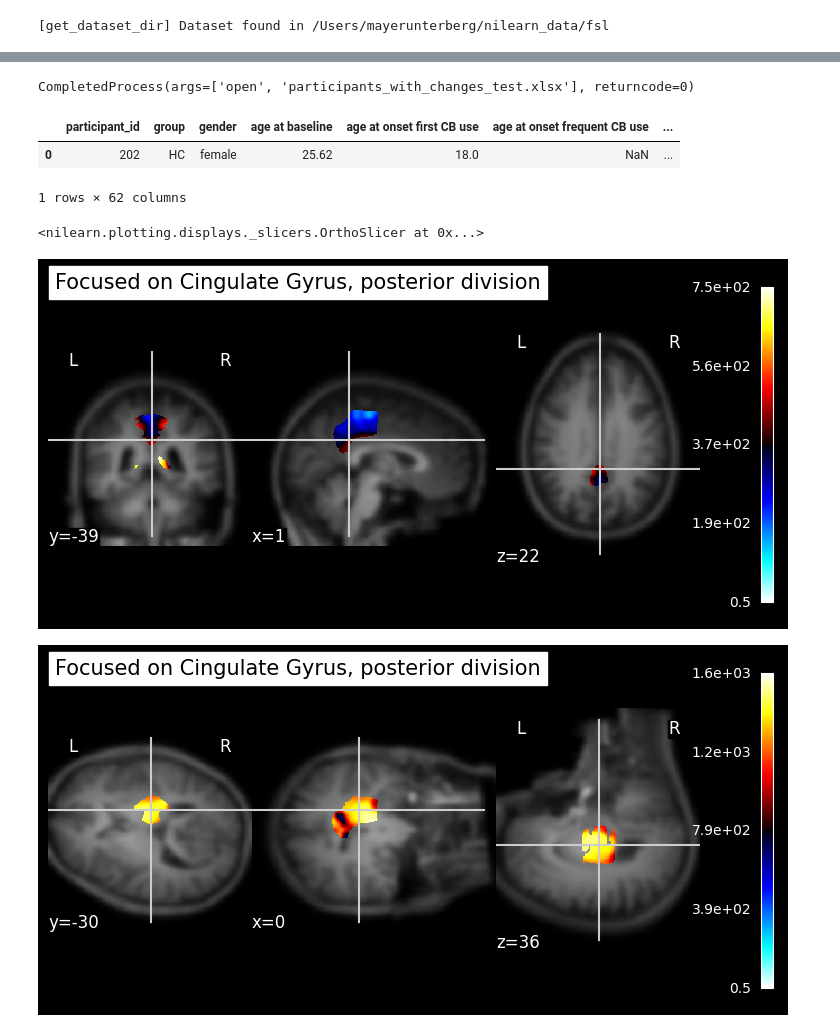
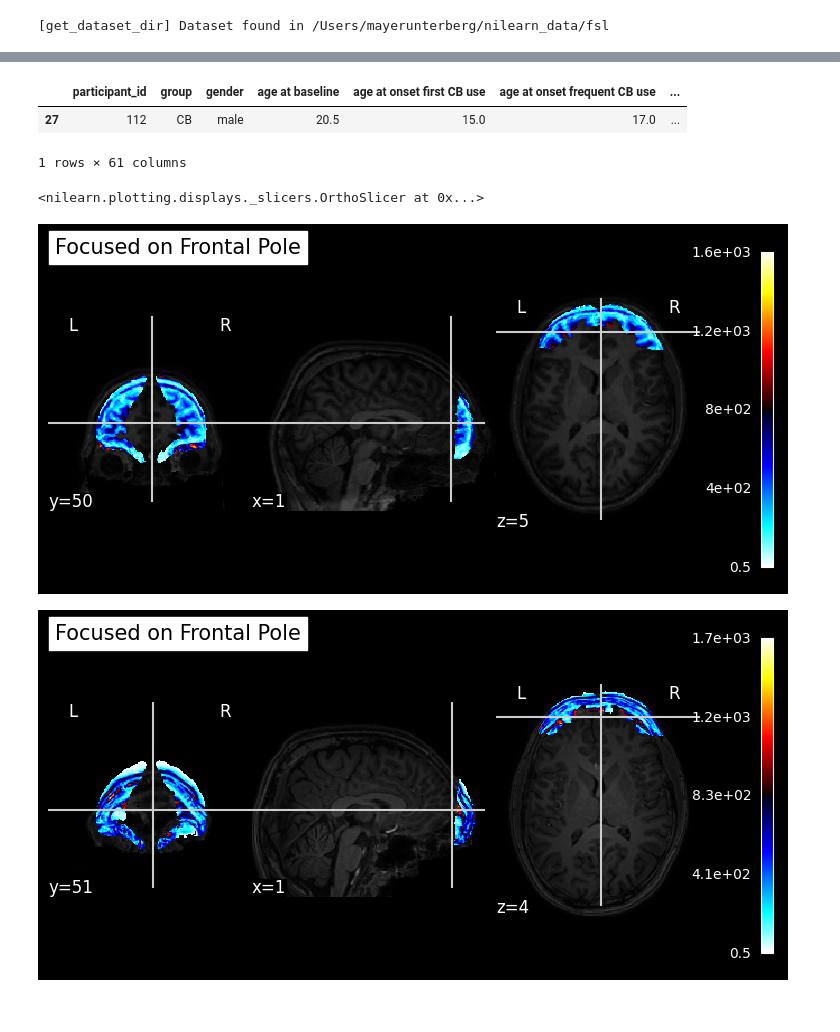
Before and after one commit to maymay-wa/BrainResearch, a Jupyter notebook: Verify.ipynb, the cells around one changed output, grey strips where cells are left out. Drawn from its saved outputs; the diff is of its cells as text; code cells hidden in the pictures.

```diff
--- a/Verify.ipynb
+++ b/Verify.ipynb
@@ -155,16 +112,11 @@ for label in LABEL_NAMES:
 # %%
-for index, row in participants_df.iterrows():
-    baseLinePath = participants_df.loc[index,'Baseline File Path']
-    followUpPath = participants_df.loc[index,'Followup File Path']
-    baseLine = loadImage(baseLinePath)
-    followUp = loadImage(followUpPath)
-    findDifferingAreas(index, participants_df, baseLine, followUp)
-
-participants_df = participants_df.drop(columns=['Baseline File Path', 'Followup File Path'])
+bu = participants_df[participants_df['participant_id'] == 112]['Baseline File Path'].iloc[0]
+fu = participants_df[participants_df['participant_id'] == 112]['Followup File Path'].iloc[0]
+baseLine = loadImage(bu, 112, 'BL')
+followUp = loadImage(fu, 112, 'FU')
+findDifferingAreas(27, participants_df, baseLine, followUp)
+participants_df[participants_df['participant_id'] == 112]
+# %% [output]
+|  | participant_id | group | gender | age at baseline | age at onset first CB use | age at onset frequent CB use | ... |
+| 27 | 112 | CB | male | 20.5 | 15.0 | 17.0 | ... |
+1 rows × 61 columns
-# %%
-import subprocess
-output_excel_path = 'participants_with_changes_test.xlsx'
-participants_df.to_excel(output_excel_path, index=False)
-subprocess.run(["open", output_excel_path])
-# %% [output]
-CompletedProcess(args=['open', 'participants_with_changes_test.xlsx'], returncode=0)
@@ -181,33 +123,17 @@ cudit_correlations = correlation_matrix.loc[cudit_columns, brain_region_columns]
-# %%
-bu = participants_df[participants_df['participant_id'] == 202]['Baseline File Path'].iloc[0]
-fu = participants_df[participants_df['participant_id'] == 202]['Followup File Path'].iloc[0]
-baseLine = loadImage(bu)
-followUp = loadImage(fu)
-findDifferingAreas(0, participants_df, baseLine, followUp)
-# %%
-participants_df[participants_df['participant_id'] == 202]
-# %% [output]
-|  | participant_id | group | gender | age at baseline | age at onset first CB use | age at onset frequent CB use | ... |
-| 0 | 202 | HC | female | 25.62 | 18.0 | NaN | ... |
-1 rows × 62 columns
 # %%
-from nilearn.image import new_img_like
-
 # Select a specific region by label
-region_label = 'Cingulate Gyrus, posterior division'  # Replace with your region of interest
+region_label = 'Frontal Pole'  # Replace with your region of interest
 region_index = LABEL_NAMES.index(region_label)
 
 # Remove the singleton dimension
-stat_map = new_img_like(baseLine, baseLine.get_fdata().squeeze())
 region_mask = math_img('img == ' + str(region_index), img=ATLAS_IMAGE)
-roi_stat_map = math_img("stat_map * mask", stat_map=stat_map, mask=region_mask)
+
+roi_stat_map = math_img("stat_map * mask", stat_map=baseLine, mask=region_mask)
 plot_stat_map(roi_stat_map, bg_img=baseLine, title=f"Focused on {region_label}", threshold=0.5)
 
-stat_map = new_img_like(followUp, followUp.get_fdata().squeeze())
-region_mask = math_img('img == ' + str(region_index), img=ATLAS_IMAGE)
-roi_stat_map = math_img("stat_map * mask", stat_map=stat_map, mask=region_mask)
+roi_stat_map = math_img("stat_map * mask", stat_map=followUp, mask=region_mask)
 plot_stat_map(roi_stat_map, bg_img=followUp, title=f"Focused on {region_label}", threshold=0.5)
 # %% [output]
 <nilearn.plotting.displays._slicers.OrthoSlicer at 0x...>
-[figure, old version]
+[figure, new version]
-[figure, old version]
+[figure, new version]
```
Also changed, not shown: parts of 8 cells of this notebook, 10 other files.
